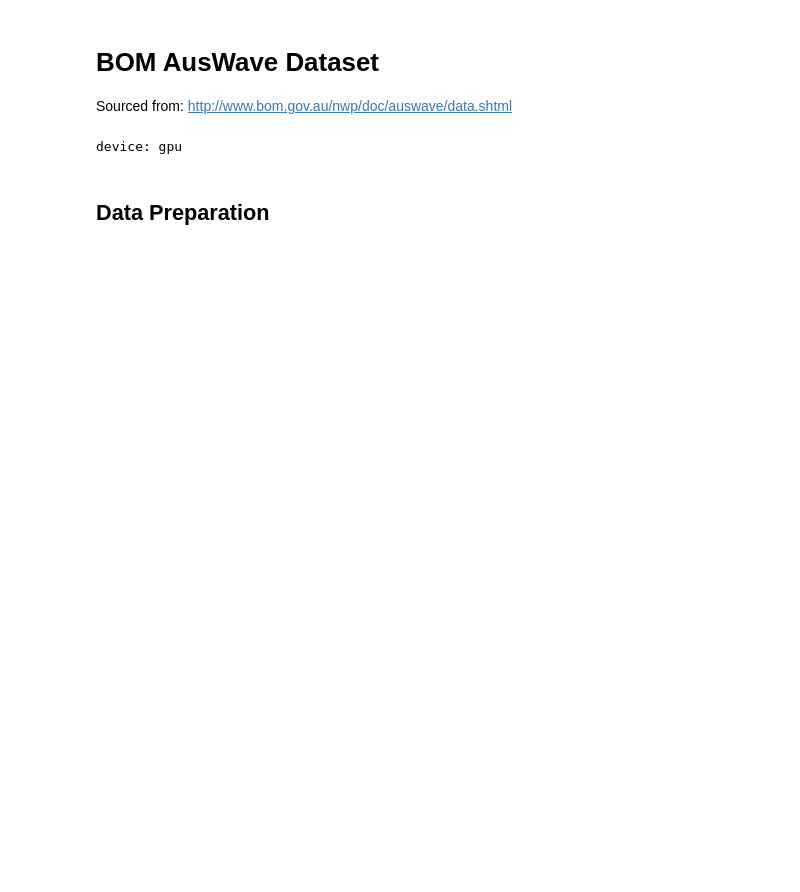
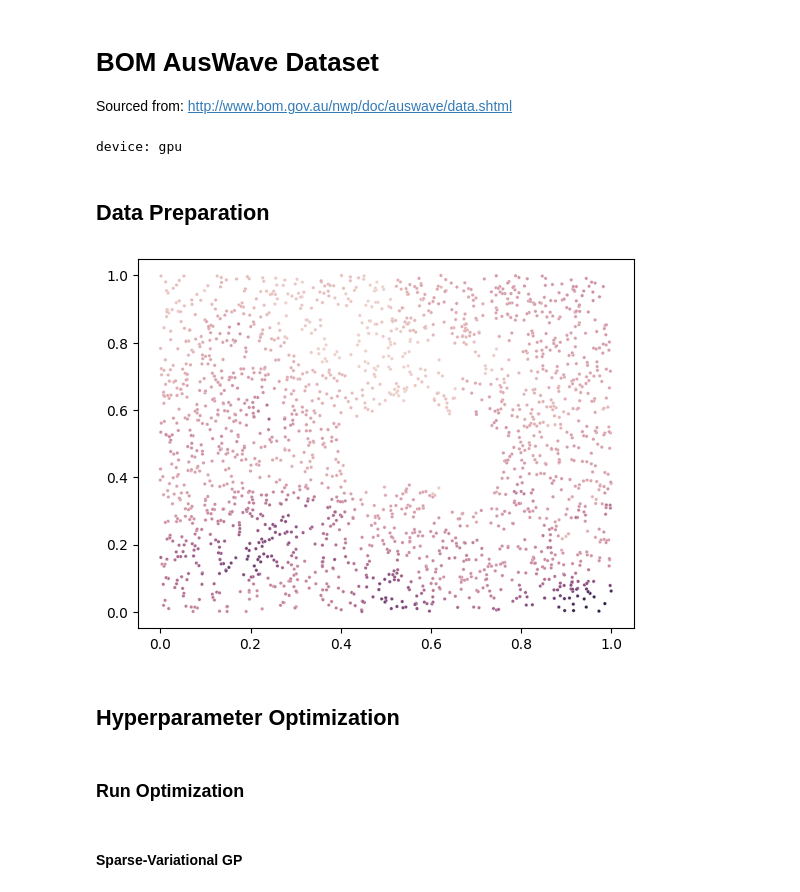
Before and after one commit to houstonwarren/m-srfr, a Jupyter notebook: experiments/ocean/ocean.ipynb, the cells around one changed output. Cells and saved outputs as stored; diff of their text form; code cells hidden in the pictures; blank space fills up the shorter version.

```diff
--- a/experiments/ocean/ocean.ipynb
+++ b/experiments/ocean/ocean.ipynb
@@ -55,7 +48,7 @@ device: gpu
 # %% [markdown]
 ## Data Preparation
 # %%
-key = jax.random.PRNGKey(0)
+key = jax.random.PRNGKey(2024)
 # %%
 ocean = pd.read_csv("data/ocean.csv")
 X, y = jnp.array(ocean.iloc[:, :-1]), jnp.array(ocean["sig_wav_ht"])
@@ -65,5 +58,12 @@ X = jnp.array(X_scaler.transform(X))
 y_scaler = StandardScaler().fit(y.reshape(-1, 1))
 y = jnp.array(y_scaler.transform(y.reshape(-1, 1)).reshape(-1))
 
-X_train, X_val, y_train, y_val = train_test_split(X, y, test_size=0.1, random_state=int(key[0]))
-X_train, X_val, y_train, y_val = jnp.array(X_train), jnp.array(X_val), jnp.array(y_train), jnp.array(y_val)
+X_train, X_val, y_train, y_val = train_test_split(key, X, y, test_size=ocean.shape[0] - 2000)
+del X, y, ocean  # too big!
+# %%
+sns.scatterplot(x=X_train[:, 1], y=X_train[:, 0], hue=y_train, s=6)
+plt.legend().remove()
+# %% [output]
+[figure, added]
+# %% [markdown]
+## Hyperparameter Optimization
@@ -69,0 +263,2 @@ X_train, X_val, y_train, y_val = jnp.array(X_train), jnp.array(X_val), jnp.array
+# %% [markdown]
+### Run Optimization
@@ -69,0 +269,2 @@ X_train, X_val, y_train, y_val = jnp.array(X_train), jnp.array(X_val), jnp.array
+# %% [markdown]
+#### Sparse-Variational GP
```
Also changed, not shown: parts of 35 cells of this notebook, 9 other files.
